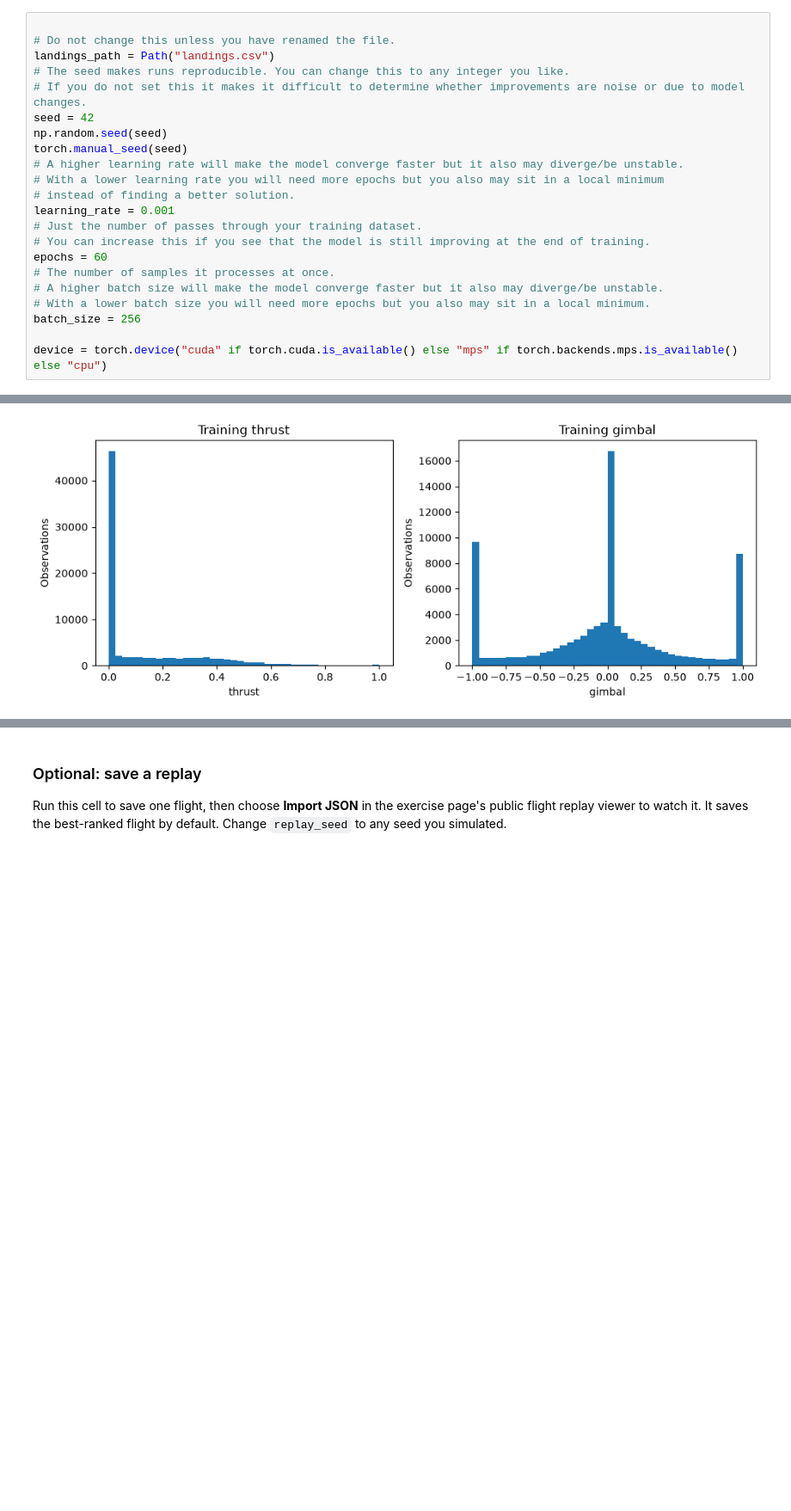
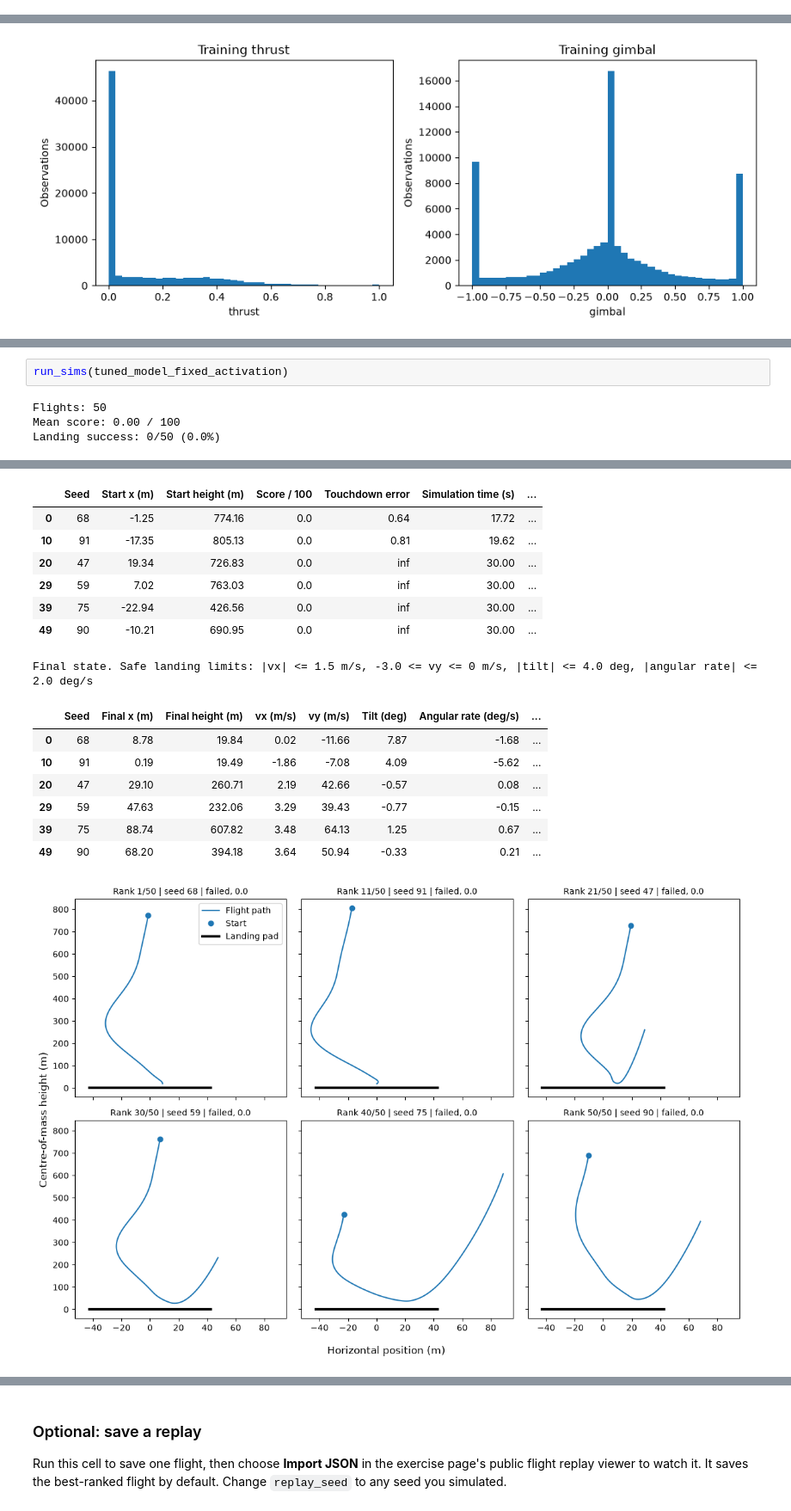
Before and after one commit to Archie-C/Archie-C.github.io, a Jupyter notebook: courses/deep-learning-aau/topics/03-neural-networks/exercises/practical-exercise/mytrain.ipynb, the cells around one changed output, grey strips where cells are left out. Shown at 86% size. Saved outputs shown, nothing was run; the diff lists cells and outputs as text; blank space fills up the shorter version.

```diff
--- a/courses/deep-learning-aau/topics/03-neural-networks/exercises/practical-exercise/mytrain.ipynb
+++ b/courses/deep-learning-aau/topics/03-neural-networks/exercises/practical-exercise/mytrain.ipynb
@@ -43,22 +21,0 @@ from torch.utils.data import DataLoader, TensorDataset
-# %%
-
-# Do not change this unless you have renamed the file.
-landings_path = Path("landings.csv")
-# The seed makes runs reproducible. You can change this to any integer you like.
-# If you do not set this it makes it difficult to determine whether improvements are noise or due to model changes.
-seed = 42
-np.random.seed(seed)
-torch.manual_seed(seed)
-# A higher learning rate will make the model converge faster but it also may diverge/be unstable.
-# With a lower learning rate you will need more epochs but you also may sit in a local minimum
-# instead of finding a better solution.
-learning_rate = 0.001
-# Just the number of passes through your training dataset.
-# You can increase this if you see that the model is still improving at the end of training.
-epochs = 60
-# The number of samples it processes at once.
-# A higher batch size will make the model converge faster but it also may diverge/be unstable.
-# With a lower batch size you will need more epochs but you also may sit in a local minimum.
-batch_size = 256
-
-device = torch.device("cuda" if torch.cuda.is_available() else "mps" if torch.backends.mps.is_available() else "cpu")
@@ -509,0 +468,6 @@ Final state. Safe landing limits: |vx| <= 1.5 m/s, -3.0 <= vy <= 0 m/s, |tilt| <
+# %%
+run_sims(tuned_model_fixed_activation)
+# %% [output]
+Flights: 50
+Mean score: 0.00 / 100
+Landing success: 0/50 (0.0%)
@@ -509,0 +483,16 @@ Final state. Safe landing limits: |vx| <= 1.5 m/s, -3.0 <= vy <= 0 m/s, |tilt| <
+|  | Seed | Start x (m) | Start height (m) | Score / 100 | Touchdown error | Simulation time (s) | ... |
+| 0 | 68 | -1.25 | 774.16 | 0.0 | 0.64 | 17.72 | ... |
+| 10 | 91 | -17.35 | 805.13 | 0.0 | 0.81 | 19.62 | ... |
+| 20 | 47 | 19.34 | 726.83 | 0.0 | inf | 30.00 | ... |
+| 29 | 59 | 7.02 | 763.03 | 0.0 | inf | 30.00 | ... |
+| 39 | 75 | -22.94 | 426.56 | 0.0 | inf | 30.00 | ... |
+| 49 | 90 | -10.21 | 690.95 | 0.0 | inf | 30.00 | ... |
+Final state. Safe landing limits: |vx| <= 1.5 m/s, -3.0 <= vy <= 0 m/s, |tilt| <= 4.0 deg, |angular rate| <= 2.0 deg/s
+|  | Seed | Final x (m) | Final height (m) | vx (m/s) | vy (m/s) | Tilt (deg) | Angular rate (deg/s) | ... |
+| 0 | 68 | 8.78 | 19.84 | 0.02 | -11.66 | 7.87 | -1.68 | ... |
+| 10 | 91 | 0.19 | 19.49 | -1.86 | -7.08 | 4.09 | -5.62 | ... |
+| 20 | 47 | 29.10 | 260.71 | 2.19 | 42.66 | -0.57 | 0.08 | ... |
+| 29 | 59 | 47.63 | 232.06 | 3.29 | 39.43 | -0.77 | -0.15 | ... |
+| 39 | 75 | 88.74 | 607.82 | 3.48 | 64.13 | 1.25 | 0.67 | ... |
+| 49 | 90 | 68.20 | 394.18 | 3.64 | 50.94 | -0.33 | 0.21 | ... |
+[figure, added]
```
Also changed, not shown: parts of 63 cells of this notebook, 14 other files.
